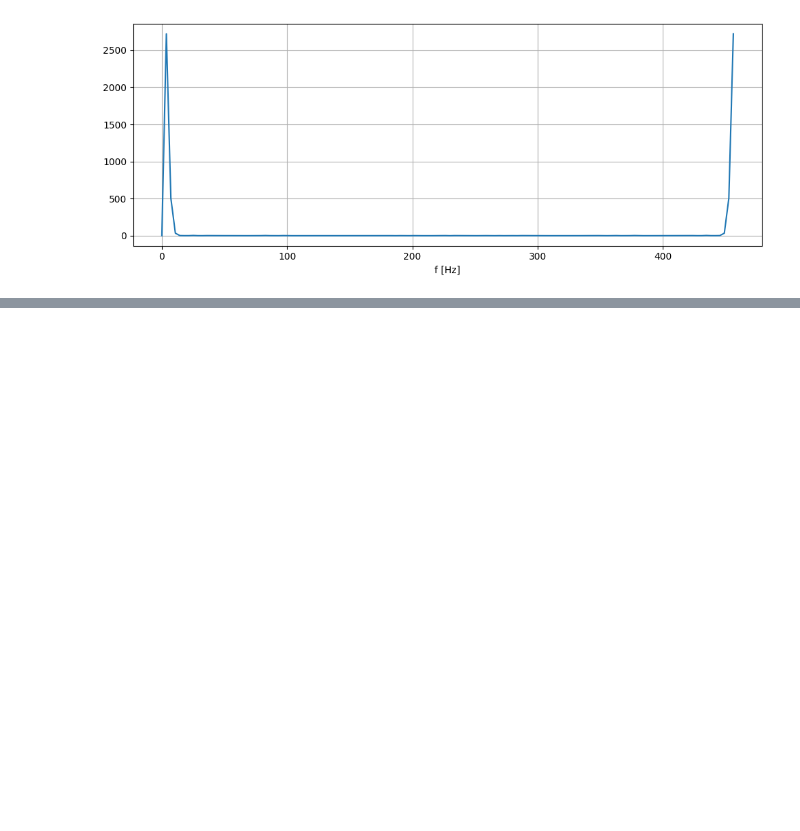
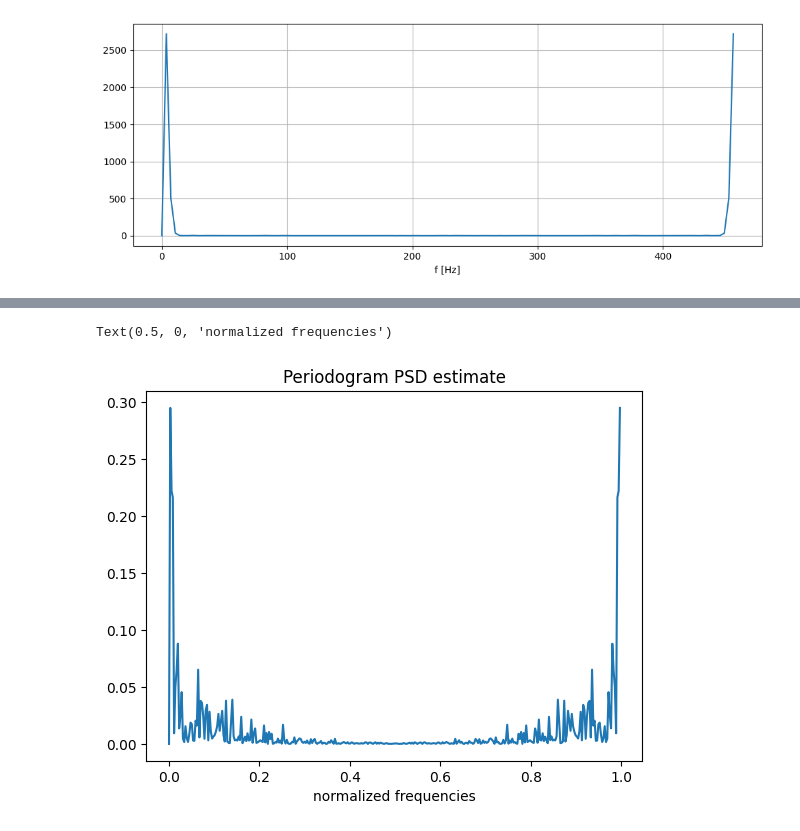
Before and after one commit to RoCKnD79/SSDP-LombScargle, a Jupyter notebook: RR/numEx_HeartRateVariability.ipynb, the cells around one changed output, grey strips where cells are left out. Drawn from its saved outputs; the diff is of its cells as text; code cells hidden in the pictures; blank space fills up the shorter version.

```diff
--- a/RR/numEx_HeartRateVariability.ipynb
+++ b/RR/numEx_HeartRateVariability.ipynb
@@ -227,0 +215,11 @@ plt.show()
+# %%
+freqs , Sper = ssig.periodogram(RR_signal, fs=1.0, return_onesided=False)
+N = len(Sper)
+freqsNorm = np.arange(0,N)/N
+fig, ax = plt.subplots()
+plt.plot(freqsNorm,Sper)
+ax.set_title("Periodogram PSD estimate")
+plt.xlabel('normalized frequencies')
+# %% [output]
+Text(0.5, 0, 'normalized frequencies')
+[figure, added]
```
Also changed, not shown: parts of 4 cells of this notebook, 4 other files.
